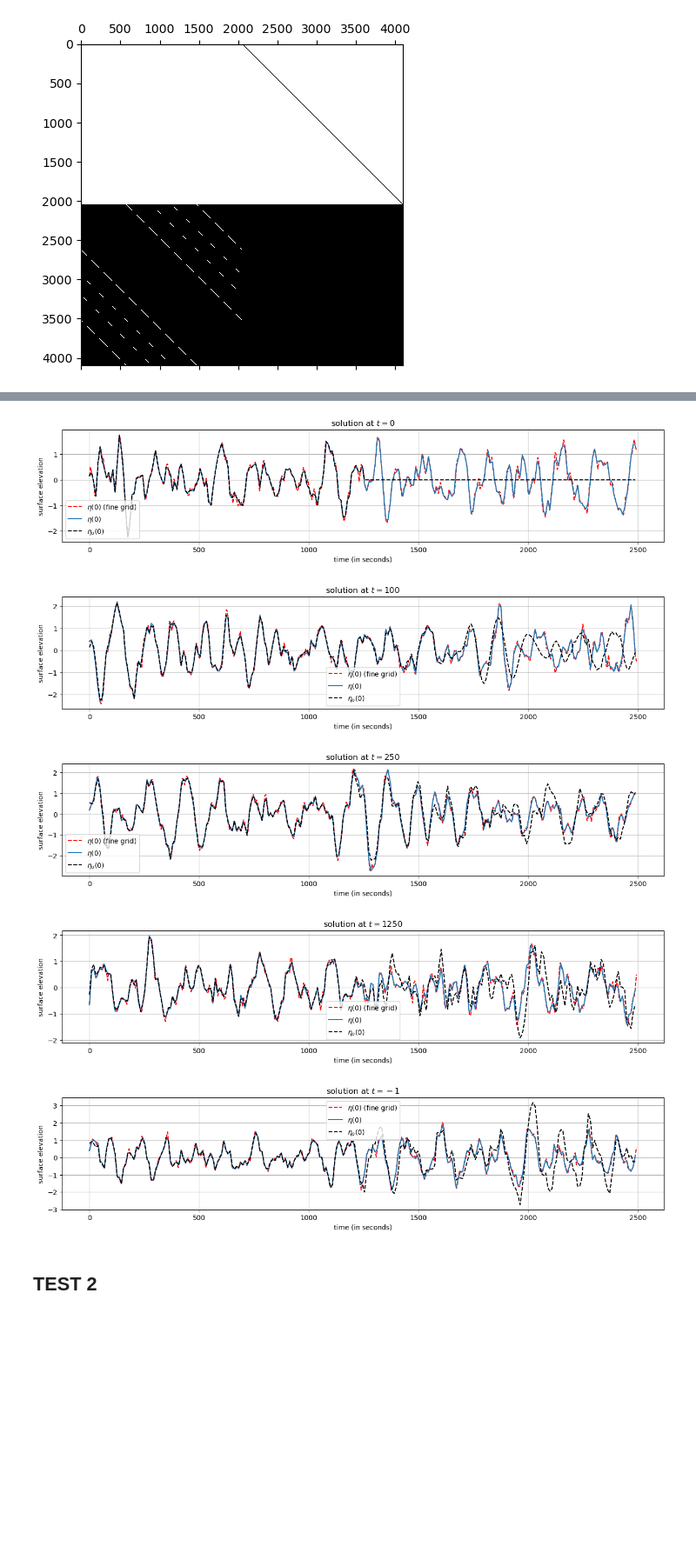
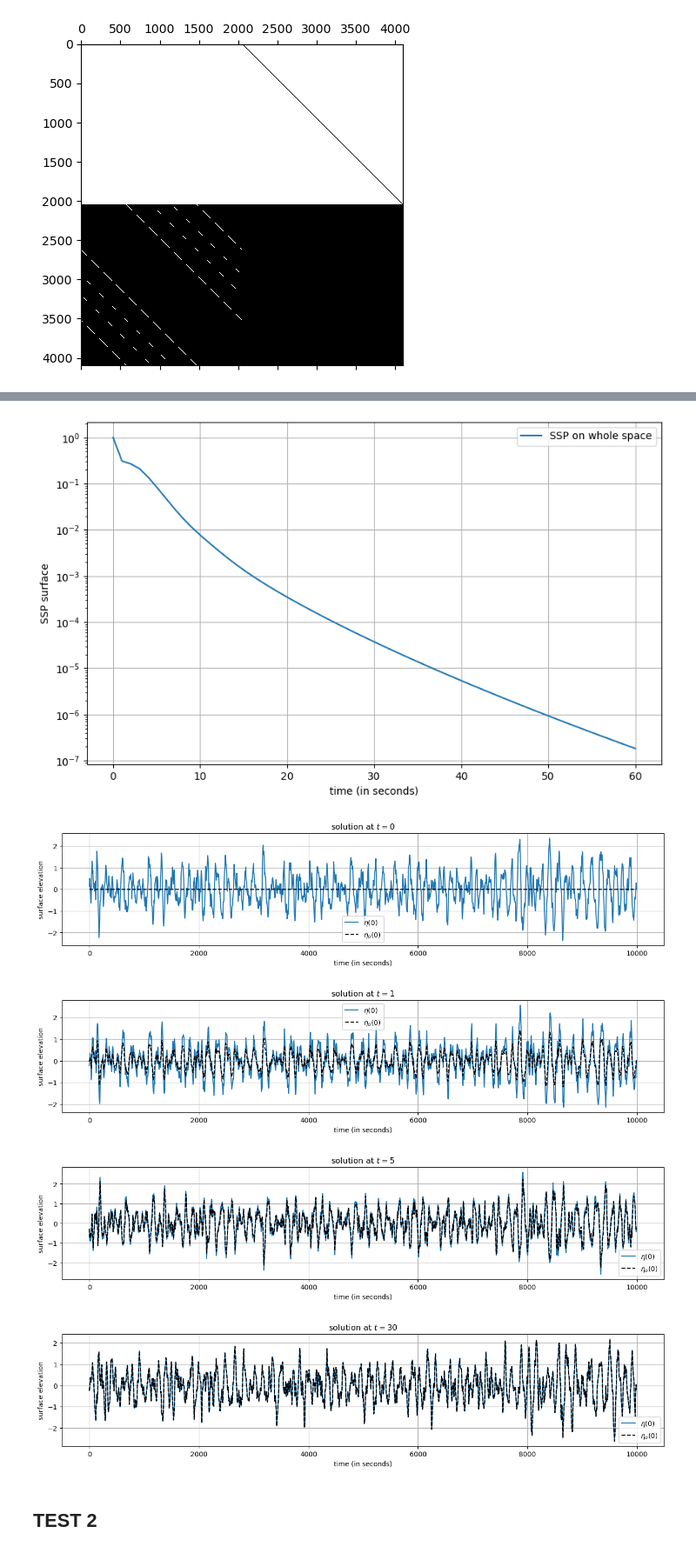
Before and after one commit to lucas-perrin/Nicolas_Hambourg, a Jupyter notebook: jonswap.ipynb, the cells around one changed output, grey strips where cells are left out. Shown at 87% size. Drawn from its saved outputs; the diff is of its cells as text; code cells hidden in the pictures; blank space fills up the shorter version.

```diff
--- a/jonswap.ipynb
+++ b/jonswap.ipynb
@@ -198,12 +198,11 @@ def func_obs(u,t):
 
 y0 = np.concatenate((phi_func(xspace_obs,0),eta_func(xspace_obs,0)))
 y0_obs = np.zeros(Nx_obs*2)
-y0_obs = g(0)
 # %%
 # SOLVER
 
-Tend = 10
-tspace = np.linspace(0,Tend,Tend)
+Tend = 60
+tspace = np.linspace(0,Tend,Tend+1)
 
 sol_obs = odeint(func_obs, y0_obs, tspace)
 #sol = odeint(func_model, y0, tspace)
@@ -241,7 +248,7 @@ SSP = error_n2 / (groundtruth_n2 + sol_obs_n2)
 
 plt.figure(figsize=(10, 6))
 
-plt.plot(tspace,SSP,label = 'SSP on whole space')
+plt.semilogy(tspace,SSP,label = 'SSP on whole space')
 
 plt.ylabel(f'SSP surface')
 plt.xlabel(f'time (in seconds)')
@@ -249,28 +256,28 @@ plt.grid()
 plt.legend()
 
 plt.savefig('results/test_1/t1_ssp.png')
+# %% [output]
+[figure, added]
 # %%
 # plot et sauvegarde les snapshots
 
-timeshots_wanted = [0]
+timeshots_wanted = [0,1,5,30]
 
 for i,timeshot in enumerate(timeshots_wanted):
     plt.figure(figsize=(16, 3))
-    plt.plot(xspace[:Nx//4],eta_func(xspace[:Nx//4],tspace[timeshot]),'r--',label='$\eta(0)$ (fine grid)')
     plt.plot(xspace_obs,eta_func(xspace_obs,tspace[timeshot]),label=f'$\eta(0)$')
     plt.plot(xspace_obs,sol_obs[timeshot,:][Nx_obs:],'k--',label=f'$\eta_o(0)$')
     plt.xlabel('time (in seconds)')
     plt.ylabel('surface elevation')
     plt.legend()
     plt.title(f'solution at $t = {timeshot}$')
     plt.grid()
 
     plt.savefig(f'results/test_1/t1_snapshot_t{str(timeshot)}')
 # %% [output]
-[figure, old version]
+[figure, new version]
-[figure, old version]
+[figure, new version]
-[figure, old version]
+[figure, new version]
-[figure, old version]
+[figure, new version]
-[figure, removed]
 # %% [markdown]
 ## TEST 2
```
Also changed, not shown: parts of 12 cells of this notebook.
